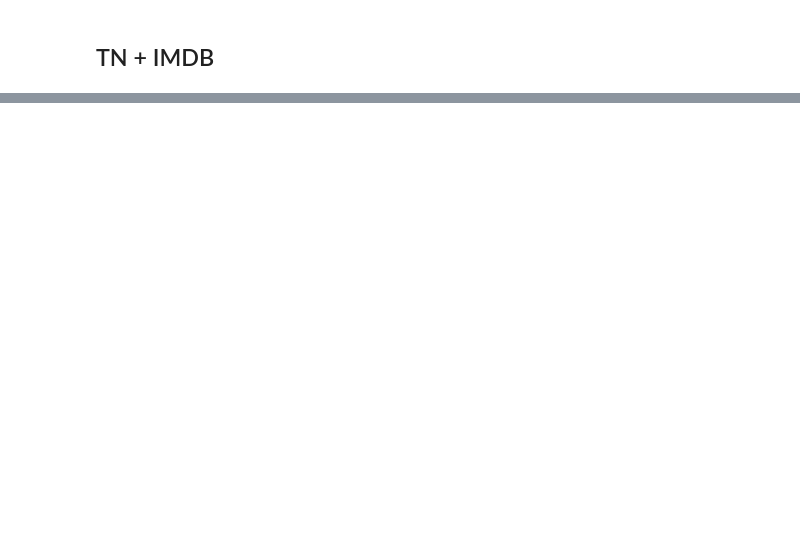
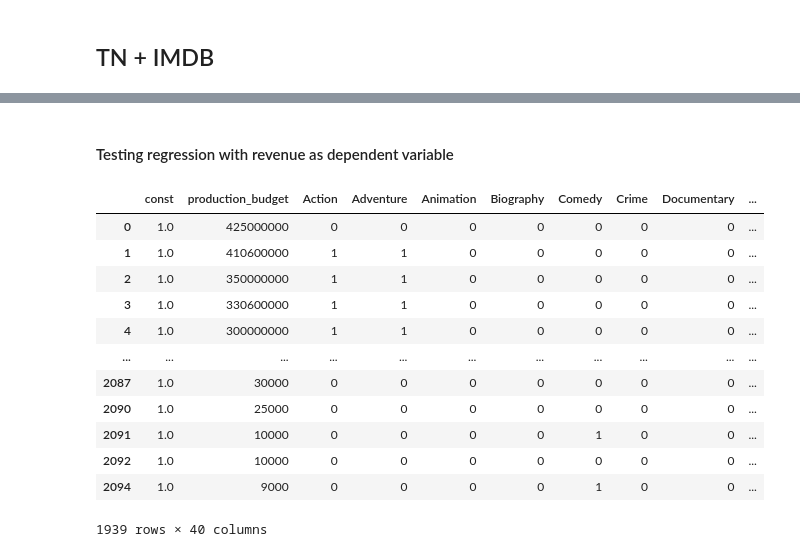
Before and after one commit to williambguo/ds-p2-project, a Jupyter notebook: code/eda.ipynb, the cells around one changed output, grey strips where cells are left out. Cells and saved outputs as stored; diff of their text form; code cells hidden in the pictures; blank space fills up the shorter version.

```diff
--- a/code/eda.ipynb
+++ b/code/eda.ipynb
@@ -279,0 +476,22 @@ memory usage: 740.7+ KB
+# %% [markdown]
+#### Testing regression with revenue as dependent variable
+# %%
+y_6 = imdb['worldwide_gross']
+X_6 = imdb.drop(columns=['ROI', 'runtime_minutes', 'worldwide_gross', 'title', 'premiere_day', 'premiere_year'])
+# %%
+X_6_augmented = sm.add_constant(X_6)
+X_6_augmented
+# %% [output]
+|  | const | production_budget | Action | Adventure | Animation | Biography | Comedy | Crime | Documentary | ... |
+| 0 | 1.0 | 425000000 | 0 | 0 | 0 | 0 | 0 | 0 | 0 | ... |
+| 1 | 1.0 | 410600000 | 1 | 1 | 0 | 0 | 0 | 0 | 0 | ... |
+| 2 | 1.0 | 350000000 | 1 | 1 | 0 | 0 | 0 | 0 | 0 | ... |
+| 3 | 1.0 | 330600000 | 1 | 1 | 0 | 0 | 0 | 0 | 0 | ... |
+| 4 | 1.0 | 300000000 | 1 | 1 | 0 | 0 | 0 | 0 | 0 | ... |
+| ... | ... | ... | ... | ... | ... | ... | ... | ... | ... | ... |
+| 2087 | 1.0 | 30000 | 0 | 0 | 0 | 0 | 0 | 0 | 0 | ... |
+| 2090 | 1.0 | 25000 | 0 | 0 | 0 | 0 | 0 | 0 | 0 | ... |
+| 2091 | 1.0 | 10000 | 0 | 0 | 0 | 0 | 1 | 0 | 0 | ... |
+| 2092 | 1.0 | 10000 | 0 | 0 | 0 | 0 | 0 | 0 | 0 | ... |
+| 2094 | 1.0 | 9000 | 0 | 0 | 0 | 0 | 1 | 0 | 0 | ... |
+1939 rows × 40 columns
```
Also changed, not shown: parts of 30 cells of this notebook, 2 other files.
